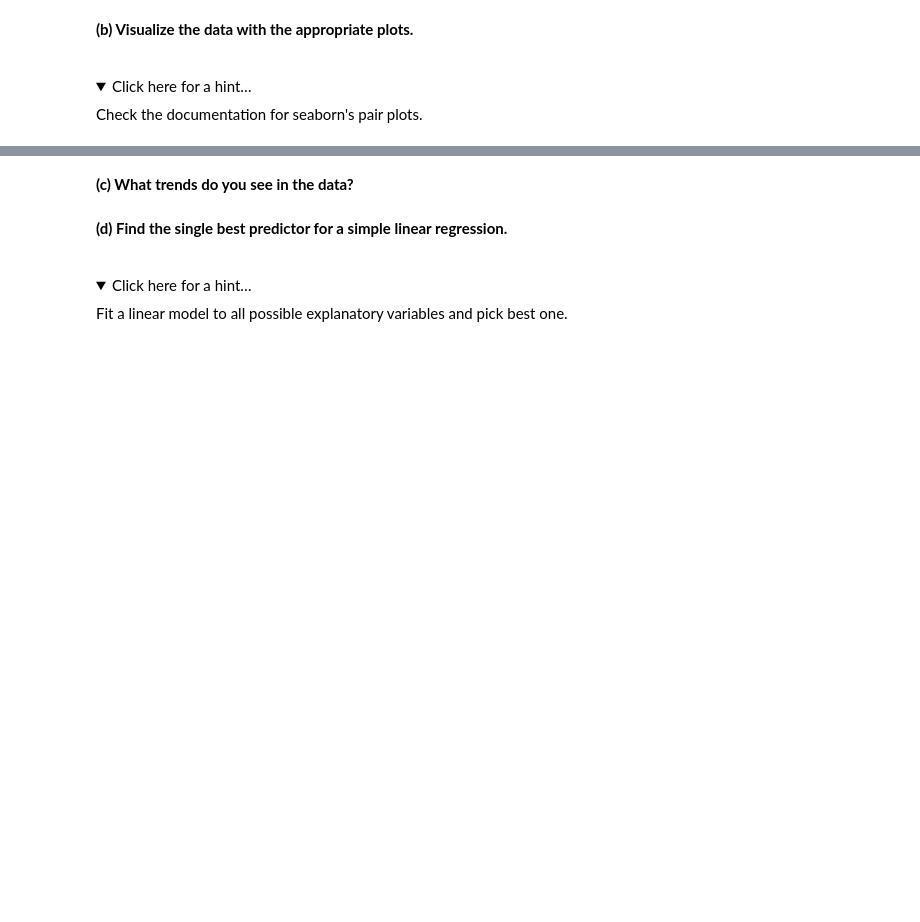
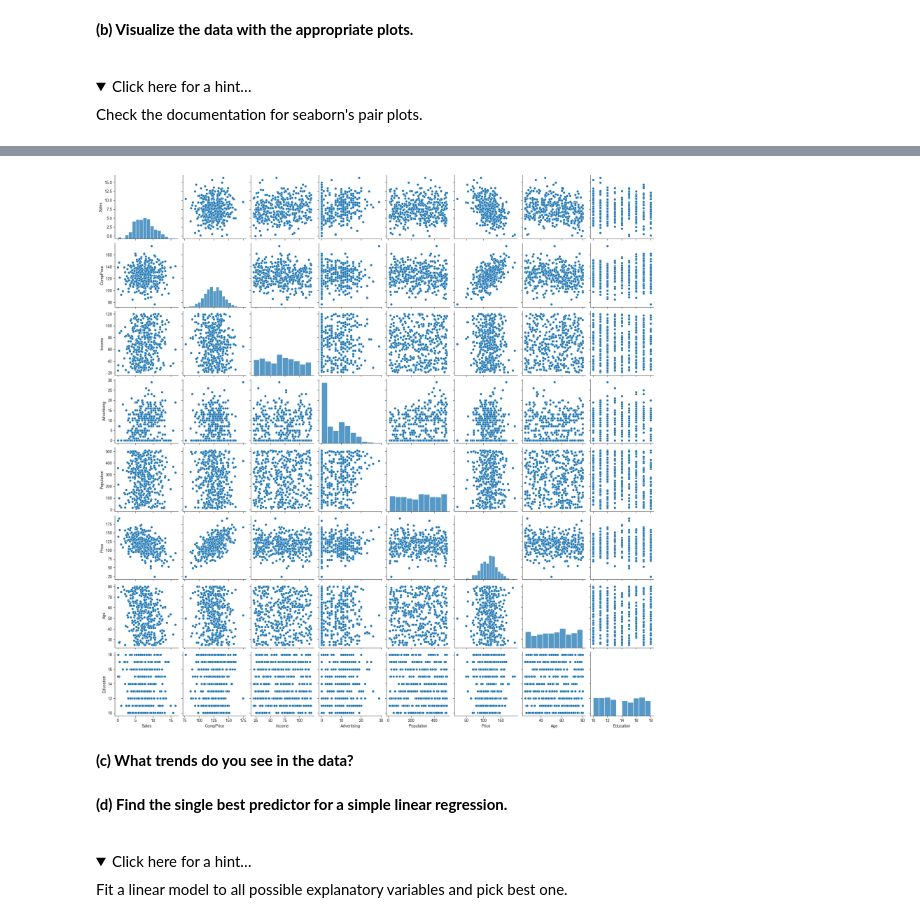
Before and after one commit to nilslengelsen117/ds-linear-regression, a Jupyter notebook: 5_Multiple_Linear_Regression_Exercise.ipynb, the cells around one changed output, grey strips where cells are left out. Drawn from its saved outputs; the diff is of its cells as text; code cells hidden in the pictures; folded sections open; blank space fills up the shorter version.

Commit message:
Jolanda and Nils rock exercise 5 and need to buy new carseats

```diff
--- a/5_Multiple_Linear_Regression_Exercise.ipynb
+++ b/5_Multiple_Linear_Regression_Exercise.ipynb
@@ -17,3 +17,20 @@ You will find the file called `carseats.csv` in the data folder. It contains 400
 * **US**:            A factor with levels No and Yes to indicate whether the store is in the US or not
 # %% [markdown]
 **(a) Load the data**
+# %%
+# Import packages
+import numpy as np
+import pandas as pd
+import matplotlib.pyplot as plt
+import seaborn as sns
+
+from sklearn.linear_model import LinearRegression
+from sklearn.metrics import r2_score
+
+# Set figure stile and size for entire notebook
+sns.set_style("ticks")
+plt.rcParams["figure.figsize"] = (7,4)
+# %%
+# Import dataset
+df_carseats = pd.read_csv("data/carseats.csv")
+df_carseats.columns
@@ -29,2 +62,9 @@ Check the documentation for seaborn's pair plots.
+# %%
+numeric_cols = df_carseats.select_dtypes(include="number")
+
+sns.pairplot(numeric_cols)
+plt.show()
+# %% [output]
+[figure, added]
 # %% [markdown]
 **(c) What trends do you see in the data?**
```
Also changed, not shown: parts of 15 cells of this notebook.
